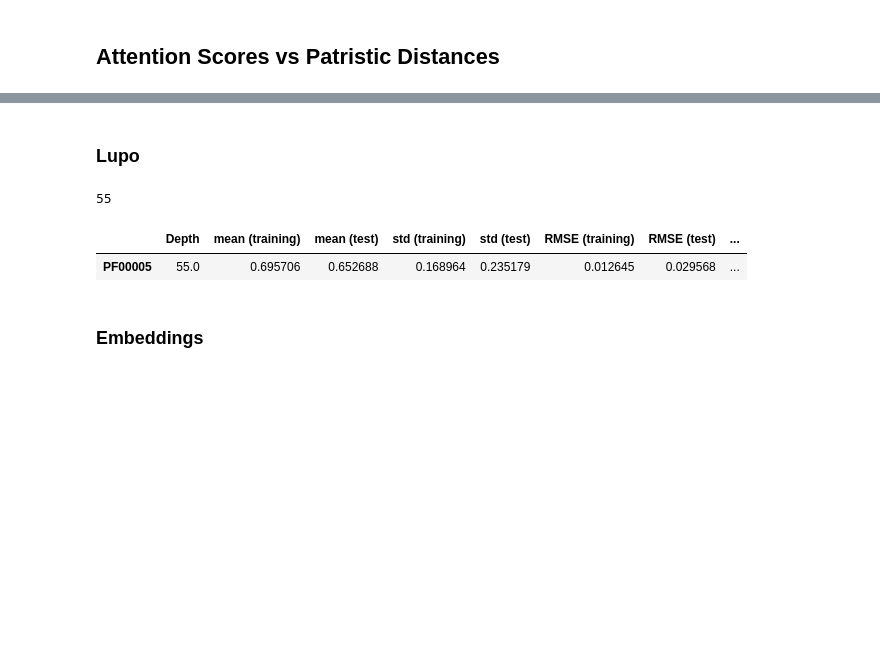
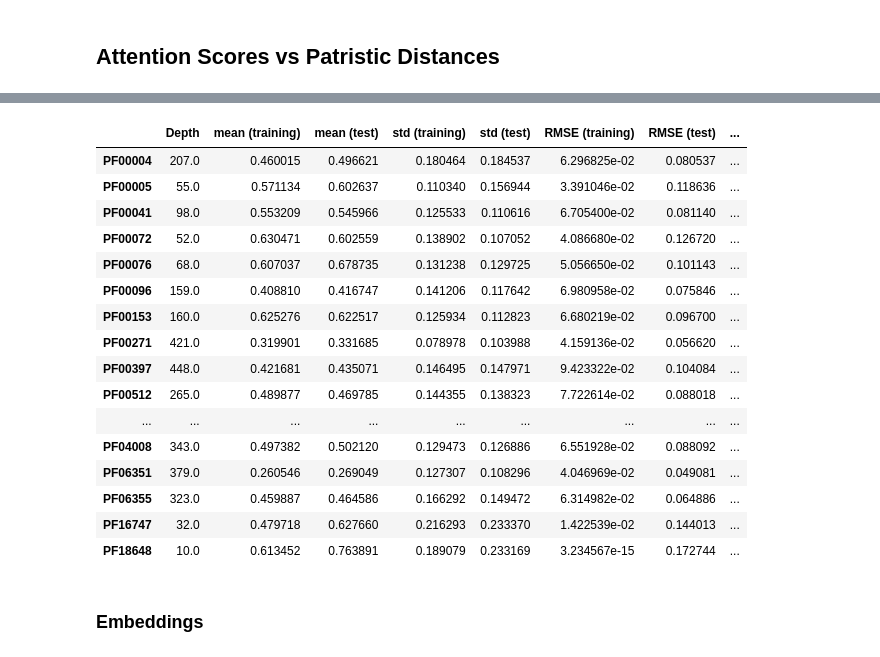
Before and after one commit to anamaysamant/MSA-phylogeny-generation, a Jupyter notebook: PFAM_explorer.ipynb, the cells around one changed output, grey strips where cells are left out. Saved outputs shown, nothing was run; the diff lists cells and outputs as text; code cells hidden in the pictures; blank space fills up the shorter version.

```diff
--- a/PFAM_explorer.ipynb
+++ b/PFAM_explorer.ipynb
@@ -269,0 +302,5 @@ def reorder_seqs(tree_root, all_nat_seqs_dict):
+# %%
+import pickle as pkl
+
+with open("pairwise_patristic_distances.pkl", "rb") as handle:
+    pat_dist_dict = pkl.load(handle)
@@ -449,0 +748,2 @@ train_df
+# %%
+all_families_train_df = pd.read_csv("attention_train_df.tsv", delimiter = "\t")
@@ -550,2 +928,0 @@ X_train
-# %% [markdown]
-### Lupo
@@ -584,25 +928,0 @@ for folder in [DISTS_FOLDER, ATTNS_FOLDER]:
-# %%
-import tqdm
-
-msa_transformer, msa_alphabet = esm.pretrained.esm_msa1b_t12_100M_UR50S()
-msa_transformer = msa_transformer.eval()
-msa_batch_converter = msa_alphabet.get_batch_converter()
-
-for pfam_family in tqdm.tqdm(pfam_families):
-    dists_path = DISTS_FOLDER / f"{pfam_family}_seed.npy"
-    attns_path = ATTNS_FOLDER / f"{pfam_family}_seed_mean-on-cols_symm.npy"
-
-    msa_data = [read_msa(msas_folder / f"{pfam_family}_seed.fasta")]
-    msa_batch_labels, msa_batch_strs, msa_batch_tokens = msa_batch_converter(msa_data)
-
-    depth = msa_batch_tokens.shape[1]
-    with torch.no_grad():
-        results = msa_transformer(msa_batch_tokens, repr_layers=[12], need_head_weights=True)
-
-    # Compute and save averaged and symmetrized column attention matrices
-    attns_mean_on_cols_symm = results["col_attentions"].cpu().numpy()[0, ...].mean(axis=2)
-    attns_mean_on_cols_symm += attns_mean_on_cols_symm.transpose(0, 1, 3, 2)
-    np.save(attns_path, attns_mean_on_cols_symm)
-
-    # Compute and save Hamming distance matrices
-    np.save(dists_path, squareform(pdist(msa_batch_tokens.cpu().numpy()[0, :, 1:], "hamming")))
@@ -705,7 +928,0 @@ def perform_regressions_msawise(normalize_dists=False,
-# %%
-SEED = 42
-rng = np.random.default_rng(seed=SEED)
-
-regr_results_hamming_msawise = perform_regressions_msawise()
-# %% [output]
-55
@@ -712,31 +931,50 @@ regr_results_hamming_msawise = perform_regressions_msawise()
 # %%
 from sklearn.metrics import r2_score
 
 df_regr_results_hamming_msawise = pd.DataFrame()
-for pfam_family in pfam_families:
-    res = regr_results_hamming_msawise[pfam_family]
+for pfam_family in families:
+
+    # if pfam_family == "PF02518":
+    #     continue
+
+    res = regr_results[pfam_family]
     for key in res:
         exec(f"{key} = res['{key}']")
     n_samples_train = len(y_train)
     n_samples_test = len(y_test)
     df_regr_results_hamming_msawise.loc[pfam_family, "Depth"] = depth
 
     df_regr_results_hamming_msawise.loc[pfam_family, "mean (training)"] = np.mean(y_train)
     df_regr_results_hamming_msawise.loc[pfam_family, "mean (test)"] = np.mean(y_test)
     df_regr_results_hamming_msawise.loc[pfam_family, "std (training)"] = np.std(y_train)
     df_regr_results_hamming_msawise.loc[pfam_family, "std (test)"] = np.std(y_test)
 
     df_regr_results_hamming_msawise.loc[pfam_family, "RMSE (training)"] = np.linalg.norm(y_train - y_pred_train) / np.sqrt(n_samples_train)
     df_regr_results_hamming_msawise.loc[pfam_family, "RMSE (test)"] = np.linalg.norm(y_test - y_pred_test) / np.sqrt(n_samples_test)
     df_regr_results_hamming_msawise.loc[pfam_family, "MAE (training)"] = np.sum(np.abs(y_train - y_pred_train)) / n_samples_train
     df_regr_results_hamming_msawise.loc[pfam_family, "MAE (test)"] = np.sum(np.abs(y_test - y_pred_test)) / n_samples_test
 
     df_regr_results_hamming_msawise.loc[pfam_family, "R^2 (test)"] = r2_score(y_test, y_pred_test)
     pearson = pearsonr(y_test, y_pred_test)[0]
     df_regr_results_hamming_msawise.loc[pfam_family, "Pearson (test)"] = pearson
     df_regr_results_hamming_msawise.loc[pfam_family, "Slope (test)"] = pearson * np.std(y_pred_test) / np.std(y_test)
 
 df_regr_results_hamming_msawise
 # %% [output]
 |  | Depth | mean (training) | mean (test) | std (training) | std (test) | RMSE (training) | RMSE (test) | ... |
-| PF00005 | 55.0 | 0.695706 | 0.652688 | 0.168964 | 0.235179 | 0.012645 | 0.029568 | ... |
+| PF00004 | 207.0 | 0.460015 | 0.496621 | 0.180464 | 0.184537 | 6.296825e-02 | 0.080537 | ... |
+| PF00005 | 55.0 | 0.571134 | 0.602637 | 0.110340 | 0.156944 | 3.391046e-02 | 0.118636 | ... |
+| PF00041 | 98.0 | 0.553209 | 0.545966 | 0.125533 | 0.110616 | 6.705400e-02 | 0.081140 | ... |
+| PF00072 | 52.0 | 0.630471 | 0.602559 | 0.138902 | 0.107052 | 4.086680e-02 | 0.126720 | ... |
+| PF00076 | 68.0 | 0.607037 | 0.678735 | 0.131238 | 0.129725 | 5.056650e-02 | 0.101143 | ... |
+| PF00096 | 159.0 | 0.408810 | 0.416747 | 0.141206 | 0.117642 | 6.980958e-02 | 0.075846 | ... |
+| PF00153 | 160.0 | 0.625276 | 0.622517 | 0.125934 | 0.112823 | 6.680219e-02 | 0.096700 | ... |
+| PF00271 | 421.0 | 0.319901 | 0.331685 | 0.078978 | 0.103988 | 4.159136e-02 | 0.056620 | ... |
+| PF00397 | 448.0 | 0.421681 | 0.435071 | 0.146495 | 0.147971 | 9.423322e-02 | 0.104084 | ... |
+| PF00512 | 265.0 | 0.489877 | 0.469785 | 0.144355 | 0.138323 | 7.722614e-02 | 0.088018 | ... |
+| ... | ... | ... | ... | ... | ... | ... | ... | ... |
+| PF04008 | 343.0 | 0.497382 | 0.502120 | 0.129473 | 0.126886 | 6.551928e-02 | 0.088092 | ... |
+| PF06351 | 379.0 | 0.260546 | 0.269049 | 0.127307 | 0.108296 | 4.046969e-02 | 0.049081 | ... |
+| PF06355 | 323.0 | 0.459887 | 0.464586 | 0.166292 | 0.149472 | 6.314982e-02 | 0.064886 | ... |
+| PF16747 | 32.0 | 0.479718 | 0.627660 | 0.216293 | 0.233370 | 1.422539e-02 | 0.144013 | ... |
+| PF18648 | 10.0 | 0.613452 | 0.763891 | 0.189079 | 0.233169 | 3.234567e-15 | 0.172744 | ... |
```
Also changed, not shown: parts of 19 cells of this notebook, 9 other files.
